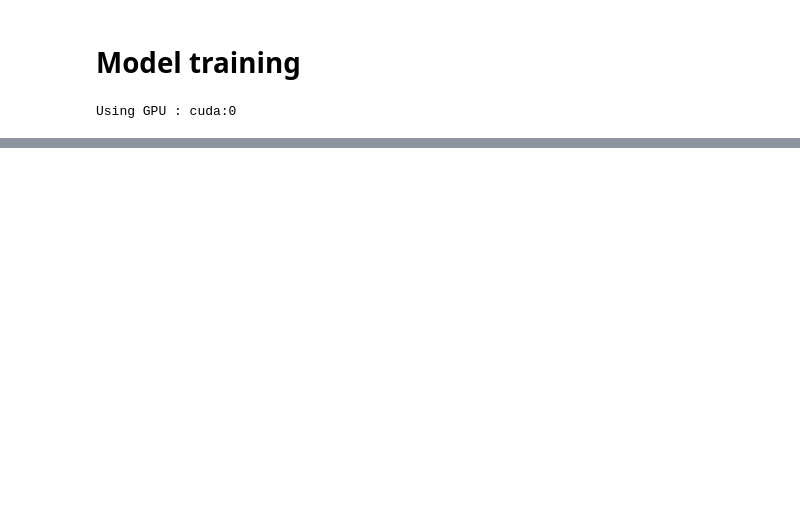
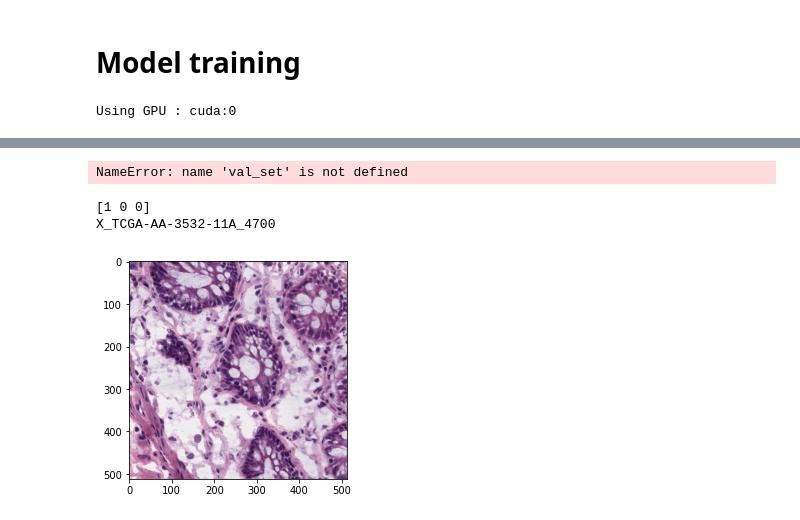
Before and after one commit to alejandroborj/heterogeneous-data, a Jupyter notebook: src/WSI/wsi_train.ipynb, the cells around one changed output, grey strips where cells are left out. Cells and saved outputs as stored; diff of their text form; code cells hidden in the pictures; blank space fills up the shorter version.

```diff
--- a/src/WSI/wsi_train.ipynb
+++ b/src/WSI/wsi_train.ipynb
@@ -34,9 +34,9 @@ Using GPU : cuda:0
 # Training and data variables
 
 MODE = "w"
-EXP_NAME = "10ep"
+EXP_NAME = "25ep"
 
-DATA_SET_NAME = f"data_set_x20_1%_split"
+DATA_SET_NAME = f"data_set_x20_100%_split"
 PATCH_SIZE = 512
 
 BATCH_SIZE = 16
@@ -45,7 +45,7 @@ EPOCHS = 25
 SIZE_X = PATCH_SIZE
 SIZE_Y = PATCH_SIZE
 
-threshold = 0.05 # Loss difference for early stopping
+#threshold = 0.05 # Loss difference for early stopping
 # %%
 def init_weights(m): # XAVIER initialization for final layer weight initialization
     if type(m) == nn.Linear:
@@ -100,7 +108,7 @@ def fwd_pass(X, y, train=False):
         X[i] = normalize(X[i]/255) # Np array
 
     outputs = net(X)
-    #matches = [torch.argmax(i) == torch.argmax(j) for i,j in zip(outputs, y)]
+
     y_pred = [torch.argmax(i) for i in outputs.cpu()]
     y_true = [torch.argmax(i) for i in y.cpu()]
 
@@ -108,7 +116,7 @@ def fwd_pass(X, y, train=False):
     loss = loss_function(outputs, y)
     conf_m = sklearn.metrics.confusion_matrix(y_true, y_pred, labels=[0, 1, 2])
     acc = sklearn.metrics.accuracy_score(y_true, y_pred)
-    f1 = sklearn.metrics.f1_score(y_true, y_pred, average= "micro")
+    f1 = sklearn.metrics.f1_score(y_true, y_pred, average="macro")
     auc = 0 #sklearn.metrics.roc_auc_score(y_true, y_pred, average= "micro", multi_class="ovr") #!!!!
 
     if train:
@@ -199,7 +203,7 @@ def train():
 # Choosing only the images from the according splits (10CV)
 
 SPLITS = 1 # Number of iterations > n_splits
-n_splits = 10 # Number of splits to use
+n_splits = 3 # Number of splits to use
 
 for SPLIT in range(SPLITS):
     MODEL_NAME = EXP_NAME + f"{SPLIT}"
@@ -221,21 +225,24 @@ for SPLIT in range(SPLITS):
         print(f"Loading training split: {i}")
         SPLIT_NAME = DATA_SET_NAME + f"{i}"
 
-        X_, y_, _ , _ = data_reader.read_lmdb(f"D:/data/WSI/COAD/patches/{SPLIT_NAME}")
+        X_, y_, _ , patch_ids_ = data_reader.read_lmdb(f"D:/data/WSI/COAD/patches/{SPLIT_NAME}")
 
         train_set.inputs.extend(X_)
         train_set.labels.extend(y_)
+        train_set.case_ids.extend(patch_ids_)
 
     # Random oversampler
 
-    y =  [i[0] for i in train_set.labels]
-    positive = sum(y)
-    class_sample_count = np.array([len(y)-positive ,positive])
+    negative =  [i[0] for i in train_set.labels]
+    coad =  [i[1] for i in train_set.labels]
+    read =  [i[2] for i in train_set.labels]
+
+    class_sample_count = np.array([sum(negative) , sum(coad), sum(read)])
     weight = 1. / class_sample_count
-    samples_weight = np.array([weight[t] for t in y])
+    samples_weight = np.array([weight[np.argmax(t)] for t in train_set.labels])
     samples_weight = torch.from_numpy(samples_weight) # Probability for a sample to be sampled
     #samples_weight = torch.tensor([1/len(samples_weight)]*len(samples_weight))
-    sampler = WeightedRandomSampler(samples_weight.type('torch.DoubleTensor'), len(samples_weight))#, replacement=False)
+    sampler = WeightedRandomSampler(samples_weight.type('torch.DoubleTensor'), int(3*sum(negative)))#, replacement=False) #int(len(train_set)))#
     # Will take len(samples_weight) number of samples, this can be changed
 
     # Creating DataLoader
@@ -248,16 +255,18 @@ for SPLIT in range(SPLITS):
 
     print(f"Loading validation split: {SPLIT}")
 
-    X_, y_, _ , _ = data_reader.read_lmdb(f"D:/data/WSI/COAD/patches/{SPLIT_NAME}")
+    X_, y_, _ , patch_ids_ = data_reader.read_lmdb(f"D:/data/WSI/COAD/patches/{SPLIT_NAME}")
 
     val_set.inputs.extend(X_)
     val_set.labels.extend(y_)
+    val_set.case_ids.extend(patch_ids_)
 
     val_dataloader = DataLoader(val_set, batch_size=BATCH_SIZE, shuffle=True)
 
     print(f"Patches for validation: {len(val_set)}\n")
 
-    # Loading validation splits:
+    """
+    # Loading test splits:
     if SPLIT == n_splits:
         SPLIT_NAME = DATA_SET_NAME + f"{0}"
         print(f"Loading test split: {0}")
@@ -273,7 +282,7 @@ for SPLIT in range(SPLITS):
     test_dataloader = DataLoader(test_set, batch_size=BATCH_SIZE, shuffle=True)
 
     print(f"Patches for test: {len(test_set)}\n")
-
+    """
     init()
 
     train()
@@ -433,0 +362,19 @@ def learning_curve(NAME):
+# %%
+print()
+for i, x in enumerate(val_set.case_ids):
+    print(np.argmax(val_set.labels[i]), val_set.case_ids[i])
+# %% [output]
+NameError: name 'val_set' is not defined
+# %%
+i = 10130
+i = 2000
+i = 4700
+
+print(train_set.labels[i])
+print(train_set.case_ids[i])
+plt.imshow(train_set.inputs[i])
+plt.show()
+# %% [output]
+[1 0 0]
+X_TCGA-AA-3532-11A_4700
+[figure, added]
```
Also changed, not shown: parts of 7 cells of this notebook, 34 other files.
